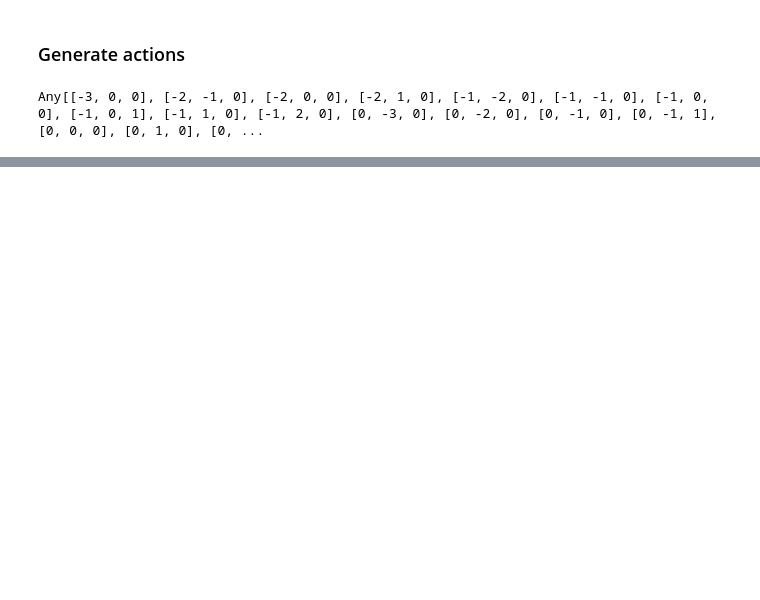
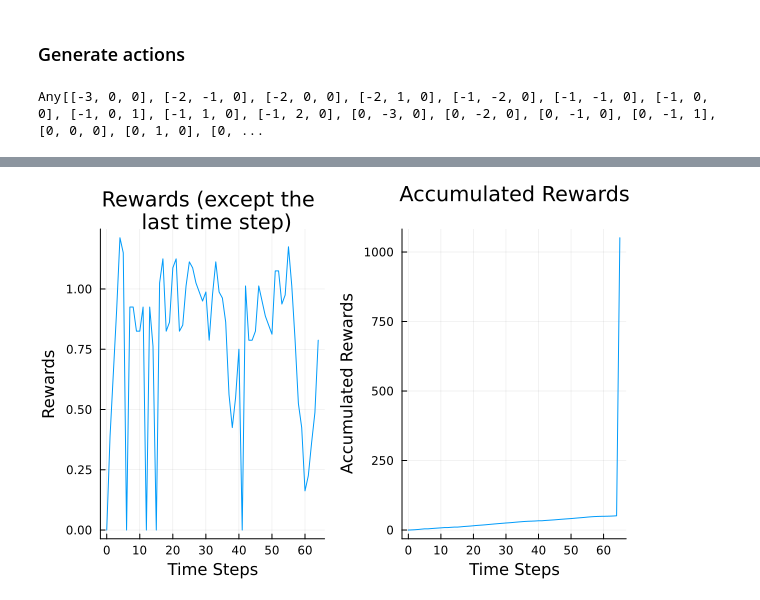
Before and after one commit to zhao-harry/aa-228-final-project, a Jupyter notebook: Simulation.ipynb, the cells around one changed output, grey strips where cells are left out. Cells and saved outputs as stored; diff of their text form; code cells hidden in the pictures; blank space fills up the shorter version.

```diff
--- a/Simulation.ipynb
+++ b/Simulation.ipynb
@@ -58,0 +187,15 @@ end
+# %%
+#Plot Reward accumulation over time
+layout = @layout [a b] #creates 1x2 subplots
+
+p4 = plot(t[1:end-1], rewards[1:end-1], subplot=1, layout=layout,legend=false)
+plot!(p4, t, rewards_accumulation, subplot=2, legend=false)
+xlabel!(p4, "Time Steps")
+ylabel!(p4, "Rewards", subplot=1)
+ylabel!(p4, "Accumulated Rewards", subplot=2)
+title!(p4,"Rewards (except the \n last time step)", subplot = 1)
+title!(p4,"Accumulated Rewards", subplot = 2)
+
+#savefig(p4, "Rewards.pdf")
+# %% [output]
+[figure, added]
```
Also changed, not shown: parts of 10 cells of this notebook.
